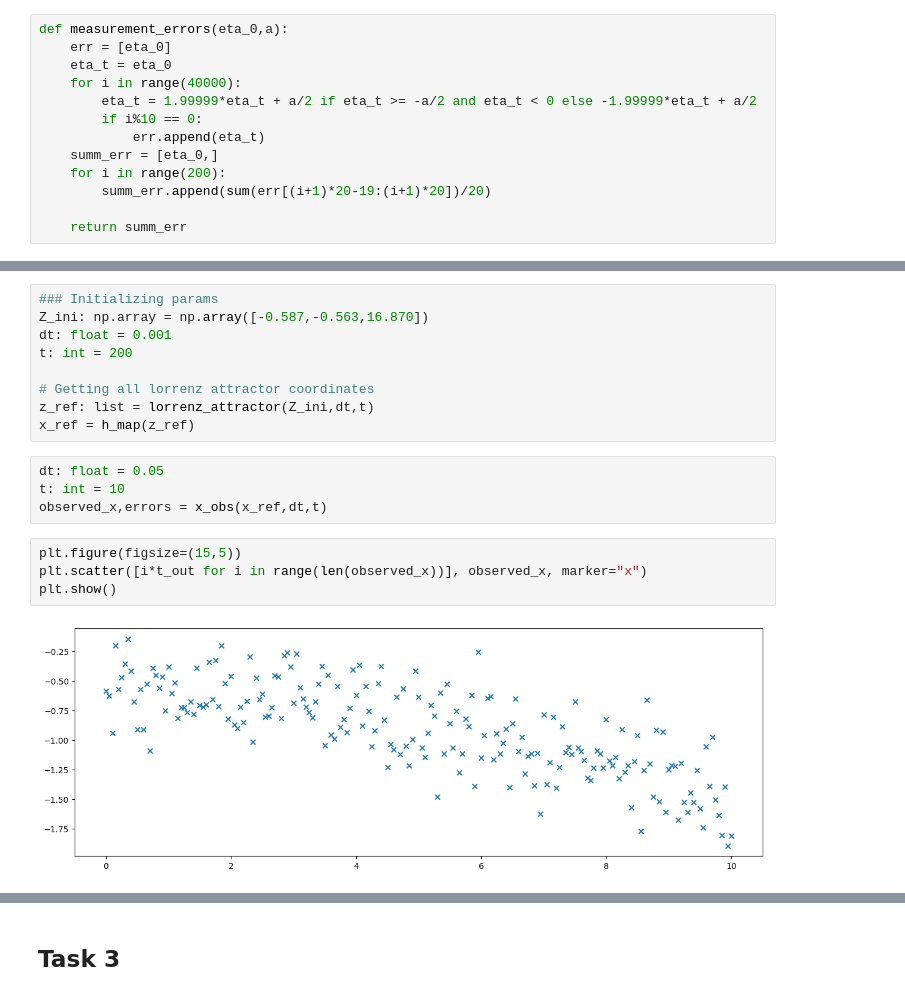
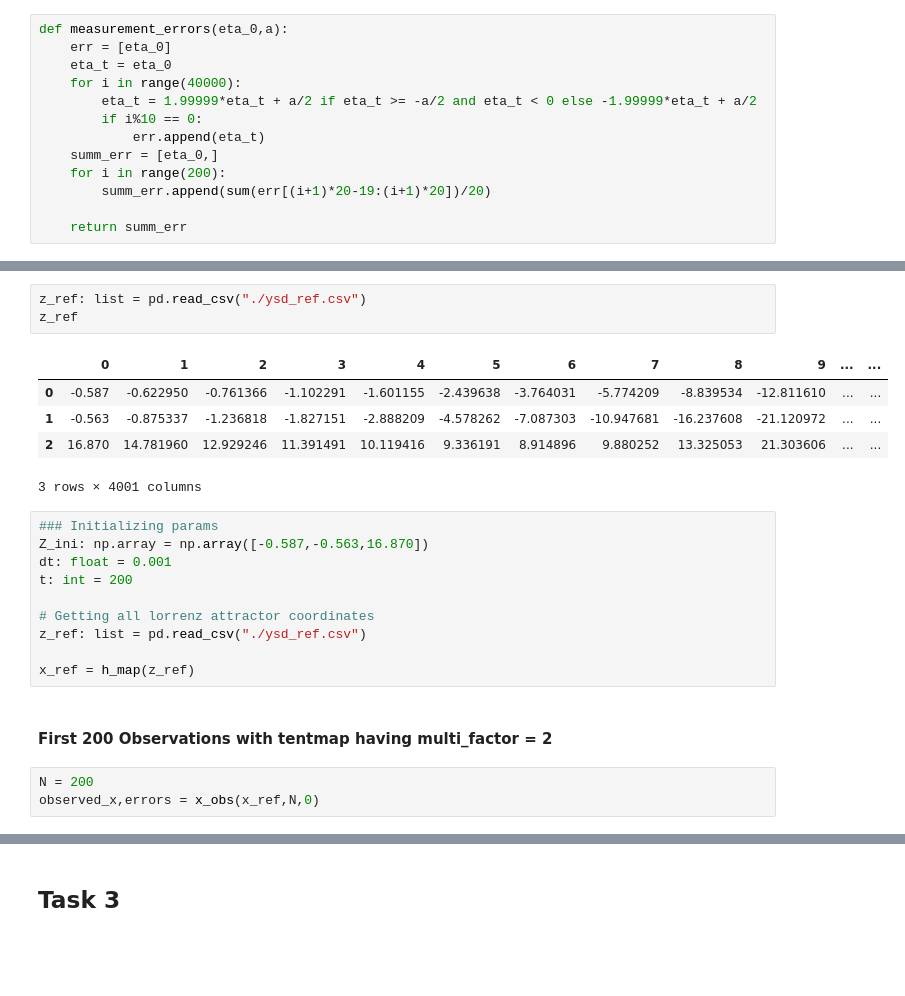
Before and after one commit to Yuvraj-Dhepe/uni_bayesian, a Jupyter notebook: Ex_2/Yuvraj.ipynb, the cells around one changed output, grey strips where cells are left out. Cells and saved outputs as stored; diff of their text form; blank space fills up the shorter version.

```diff
--- a/Ex_2/Yuvraj.ipynb
+++ b/Ex_2/Yuvraj.ipynb
@@ -134,3 +149,12 @@ def x_obs(x_ref: list,dt: float,t: int):
+# %%
+z_ref: list = pd.read_csv("./ysd_ref.csv")
+z_ref
+# %% [output]
+|  | 0 | 1 | 2 | 3 | 4 | 5 | 6 | 7 | 8 | 9 | ... | ... |
+| 0 | -0.587 | -0.622950 | -0.761366 | -1.102291 | -1.601155 | -2.439638 | -3.764031 | -5.774209 | -8.839534 | -12.811610 | ... | ... |
+| 1 | -0.563 | -0.875337 | -1.236818 | -1.827151 | -2.888209 | -4.578262 | -7.087303 | -10.947681 | -16.237608 | -21.120972 | ... | ... |
+| 2 | 16.870 | 14.781960 | 12.929246 | 11.391491 | 10.119416 | 9.336191 | 8.914896 | 9.880252 | 13.325053 | 21.303606 | ... | ... |
+3 rows × 4001 columns
 # %%
 ### Initializing params
 Z_ini: np.array = np.array([-0.587,-0.563,16.870])
@@ -138,15 +162,11 @@ dt: float = 0.001
 t: int = 200
 
 # Getting all lorrenz attractor coordinates
-z_ref: list = lorrenz_attractor(Z_ini,dt,t)
+z_ref: list = pd.read_csv("./ysd_ref.csv")
+
 x_ref = h_map(z_ref)
+# %% [markdown]
+#### First 200 Observations with tentmap having multi_factor = 2
 # %%
-dt: float = 0.05
-t: int = 10
-observed_x,errors = x_obs(x_ref,dt,t)
+N = 200
+observed_x,errors = x_obs(x_ref,N,0)
-# %%
-plt.figure(figsize=(15,5))
-plt.scatter([i*t_out for i in range(len(observed_x))], observed_x, marker="x")
-plt.show()
-# %% [output]
-[figure, removed]
```
Also changed, not shown: parts of 19 cells of this notebook, 2 other files.
